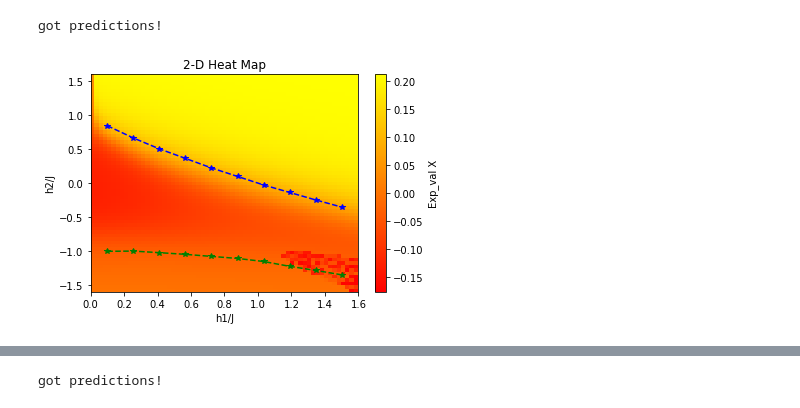
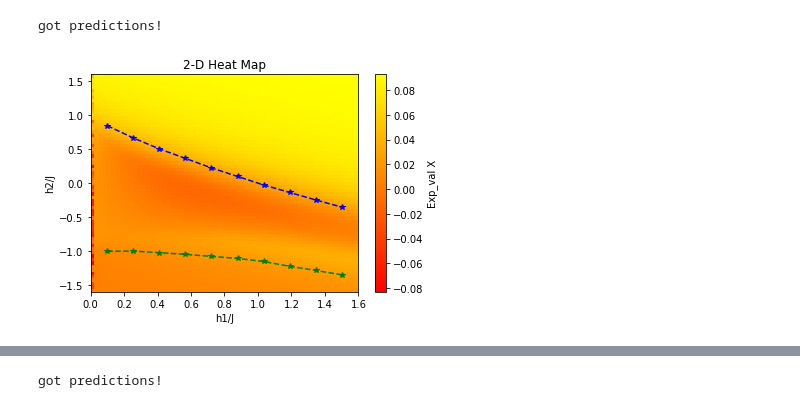
Before and after one commit to Jaybsoni/Quantum-Convolutional-Neural-Networks, a Jupyter notebook: qcnns_for_phase_recog/QCNNs for Classifying Quantum Phases of Matter.ipynb, the cells around one changed output, grey strips where cells are left out. Cells and saved outputs as stored; diff of their text form; code cells hidden in the pictures.

```diff
--- a/qcnns_for_phase_recog/QCNNs for Classifying Quantum Phases of Matter.ipynb
+++ b/qcnns_for_phase_recog/QCNNs for Classifying Quantum Phases of Matter.ipynb
@@ -10,9 +10,9 @@ from qml import qcnn as q
 from qml import layers as cl # custom layers
 # %%
 ## read / import data
-num_qubits = 8
-training_fname = "./data/dataset_n=8_train.txt"
-test_fname = "./data/dataset_n=8_test.txt"
+num_qubits = 9
+training_fname = "./data/dataset_n=9_train.txt"
+test_fname = "./data/dataset_n=9_test.txt"
 
 def read_eigenvectors(file):
     with open(file, 'r+') as f:
@@ -48,8 +48,8 @@ my_qcnn.Layers[legacy_fully_connected_layer.name] = legacy_fully_connected_layer
 ## def structure:
 my_qcnn.add_layer(my_qcnn.Layers["legacy_conv4_layer"], kwargs={"label":"C4_1"} )
 my_qcnn.add_layer(my_qcnn.Layers["legacy_conv_layer"], kwargs={"label": "C2"})
-# my_qcnn.add_layer(my_qcnn.Layers["legacy_conv_layer"], kwargs={"label": "C3", "start_index": 1})
-# my_qcnn.add_layer(my_qcnn.Layers["legacy_conv_layer"], kwargs={"label": "C4", "start_index": 2})
+my_qcnn.add_layer(my_qcnn.Layers["legacy_conv_layer"], kwargs={"label": "C3", "start_index": 1})
+my_qcnn.add_layer(my_qcnn.Layers["legacy_conv_layer"], kwargs={"label": "C4", "start_index": 2})
 my_qcnn.add_layer(my_qcnn.Layers["legacy_pool_layer"], kwargs={"label": "P1",
                                                                "update_active_qubits": {"group_len": 3, "target": 1}})
                                                               # after this we have pooled out 2 out of every 3 qubits
@@ -108,23 +124,23 @@ got predictions!
 # %%
 pred_mat = predictions.reshape((64, 64), order='F')
 h1_vals = np.linspace(0, 1.6, 64)
 h2_vals = np.linspace(-1.6, 1.6, 64)
 
 # plot heat map
-heat_map = plt.pcolormesh(h1_vals, h2_vals, flipped_pred_mat, cmap = 'autumn')
+heat_map = plt.pcolormesh(h1_vals, h2_vals, pred_mat, cmap = 'autumn')
 plt.colorbar(heat_map, label="Exp_val X")
 plt.title( "2-D Heat Map" )
 plt.xlabel('h1/J')
 plt.ylabel('h2/J')
 
 # plot phase boundaries
 h1_vals = [0.1000, 0.2556, 0.4111, 0.5667, 0.7222, 0.8778, 1.0333, 1.1889, 1.3444, 1.5000]
 anti_ferro_mag_boundary = [-1.004, -1.0009, -1.024, -1.049, -1.079, -1.109, -1.154,  -1.225, -1.285, -1.35]
 para_mag_boundary = [0.8439, 0.6636, 0.5033, 0.3631, 0.2229, 0.09766, -0.02755, -0.1377, -0.2479, -0.3531]
 
 plt.plot(h1_vals, anti_ferro_mag_boundary, "g--*", label="Antiferromagnetics")
 plt.plot(h1_vals, para_mag_boundary, "b--*", label="Paramagnetic")
 
 plt.show()
 # %% [output]
-[figure, old version]
+[figure, new version]
```
Also changed, not shown: parts of 4 cells of this notebook, 6 other files.
